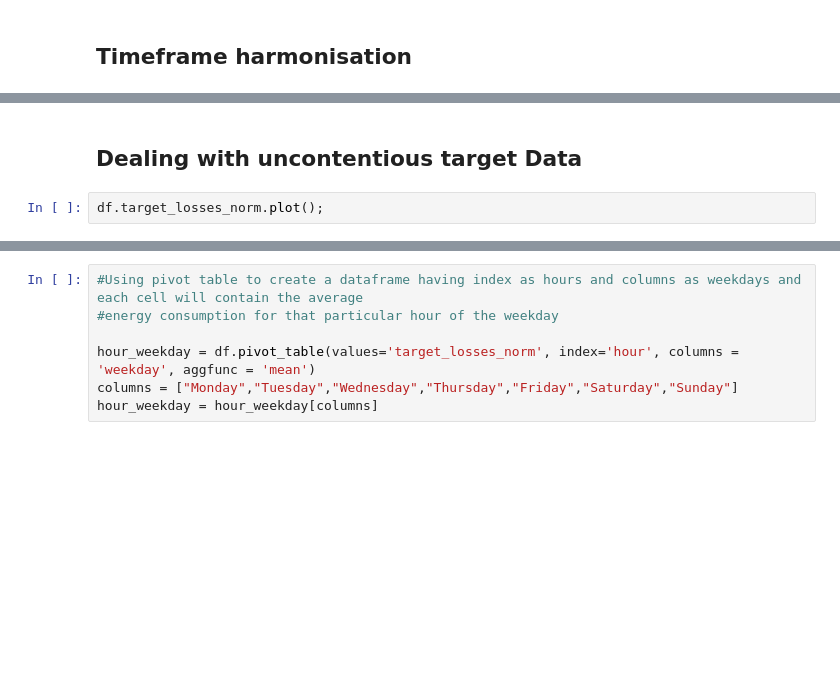
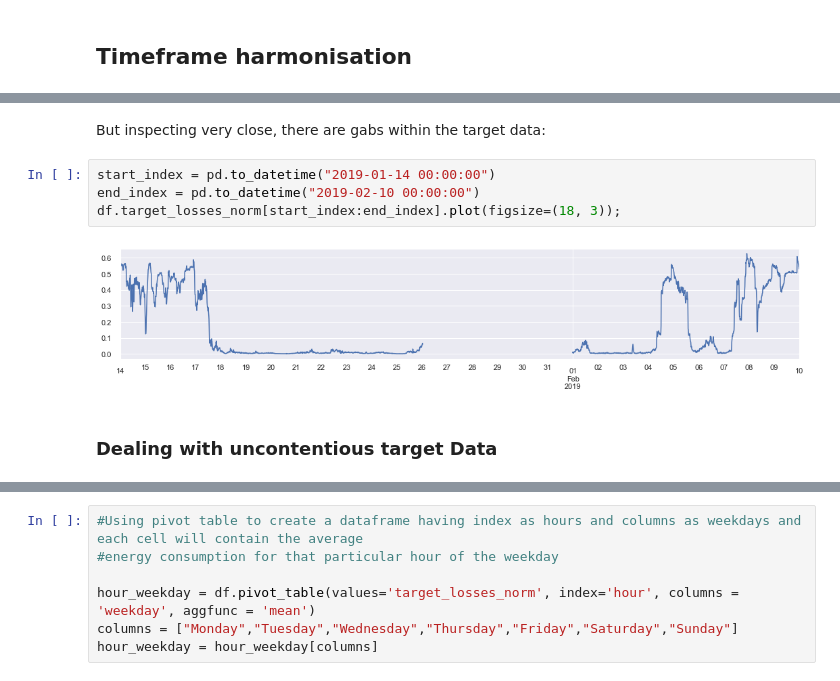
Before and after one commit to JonJae/TimeSeriesPrediction_FeedInMngmt, a Jupyter notebook: FeedInMngmt_EDA.ipynb, the cells around one changed output, grey strips where cells are left out. Drawn from its saved outputs; the diff is of its cells as text; blank space fills up the shorter version.

```diff
--- a/FeedInMngmt_EDA.ipynb
+++ b/FeedInMngmt_EDA.ipynb
@@ -184,5 +246,11 @@ msno.matrix(df);
+# %% [markdown]
+But inspecting very close, there are gabs within the target data:
+# %%
+start_index = pd.to_datetime("2019-01-14 00:00:00")
+end_index = pd.to_datetime("2019-02-10 00:00:00")
+df.target_losses_norm[start_index:end_index].plot(figsize=(18, 3));
+# %% [output]
+[figure, added]
 # %% [markdown]
-## Dealing with uncontentious target Data
+### Dealing with uncontentious target Data
-# %%
-df.target_losses_norm.plot();
 # %%
```
Also changed, not shown: parts of 44 cells of this notebook, 3 other files.
